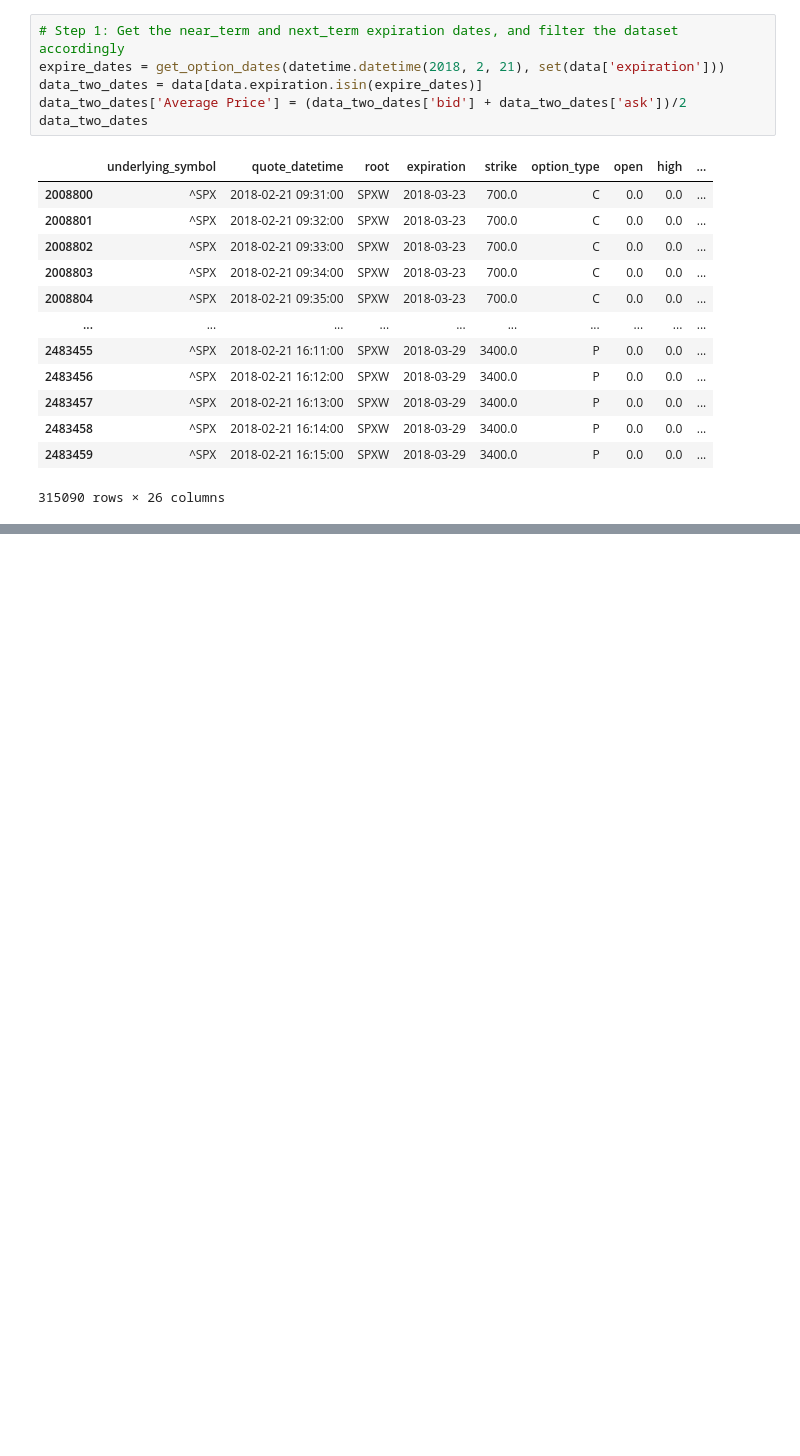
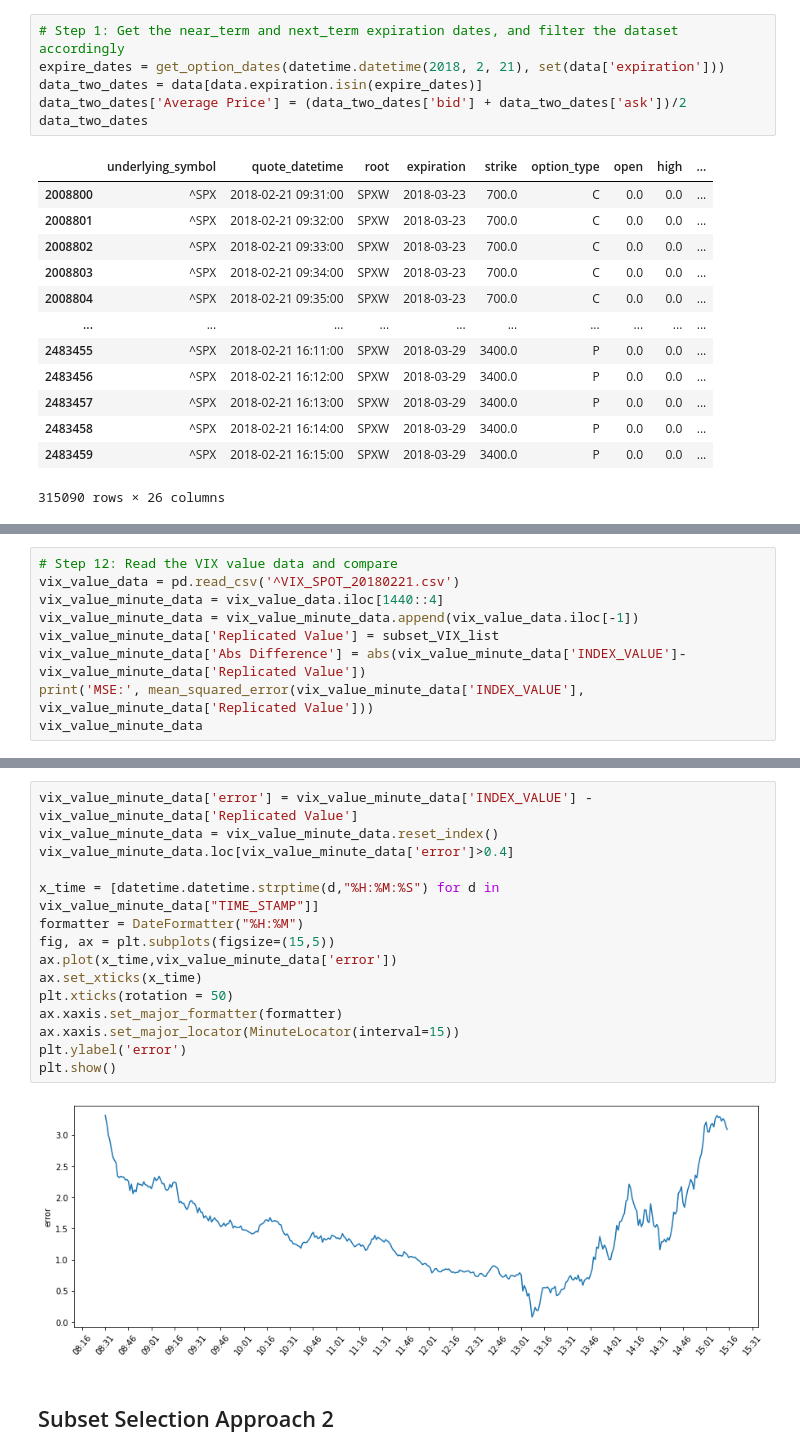
Before and after one commit to maxwkw/VIX-Project, a Jupyter notebook: Intraday Replication.ipynb, the cells around one changed output, grey strips where cells are left out. Saved outputs shown, nothing was run; the diff lists cells and outputs as text; blank space fills up the shorter version.

```diff
--- a/Intraday Replication.ipynb
+++ b/Intraday Replication.ipynb
@@ -344,0 +461,9 @@ MSE: 0.013464380607758973
+# %%
+# Step 12: Read the VIX value data and compare
+vix_value_data = pd.read_csv('^VIX_SPOT_20180221.csv')
+vix_value_minute_data = vix_value_data.iloc[1440::4]
+vix_value_minute_data = vix_value_minute_data.append(vix_value_data.iloc[-1])
+vix_value_minute_data['Replicated Value'] = subset_VIX_list
+vix_value_minute_data['Abs Difference'] = abs(vix_value_minute_data['INDEX_VALUE']-vix_value_minute_data['Replicated Value'])
+print('MSE:', mean_squared_error(vix_value_minute_data['INDEX_VALUE'], vix_value_minute_data['Replicated Value']))
+vix_value_minute_data
@@ -344,0 +485,19 @@ MSE: 0.013464380607758973
+# %%
+vix_value_minute_data['error'] = vix_value_minute_data['INDEX_VALUE'] - vix_value_minute_data['Replicated Value']
+vix_value_minute_data = vix_value_minute_data.reset_index()
+vix_value_minute_data.loc[vix_value_minute_data['error']>0.4]
+
+x_time = [datetime.datetime.strptime(d,"%H:%M:%S") for d in vix_value_minute_data["TIME_STAMP"]]
+formatter = DateFormatter("%H:%M")
+fig, ax = plt.subplots(figsize=(15,5))
+ax.plot(x_time,vix_value_minute_data['error'])
+ax.set_xticks(x_time)
+plt.xticks(rotation = 50)
+ax.xaxis.set_major_formatter(formatter)
+ax.xaxis.set_major_locator(MinuteLocator(interval=15))
+plt.ylabel('error')
+plt.show()
+# %% [output]
+[figure, added]
+# %% [markdown]
+## Subset Selection Approach 2
```
Also changed, not shown: parts of 11 cells of this notebook, 3 other files.
